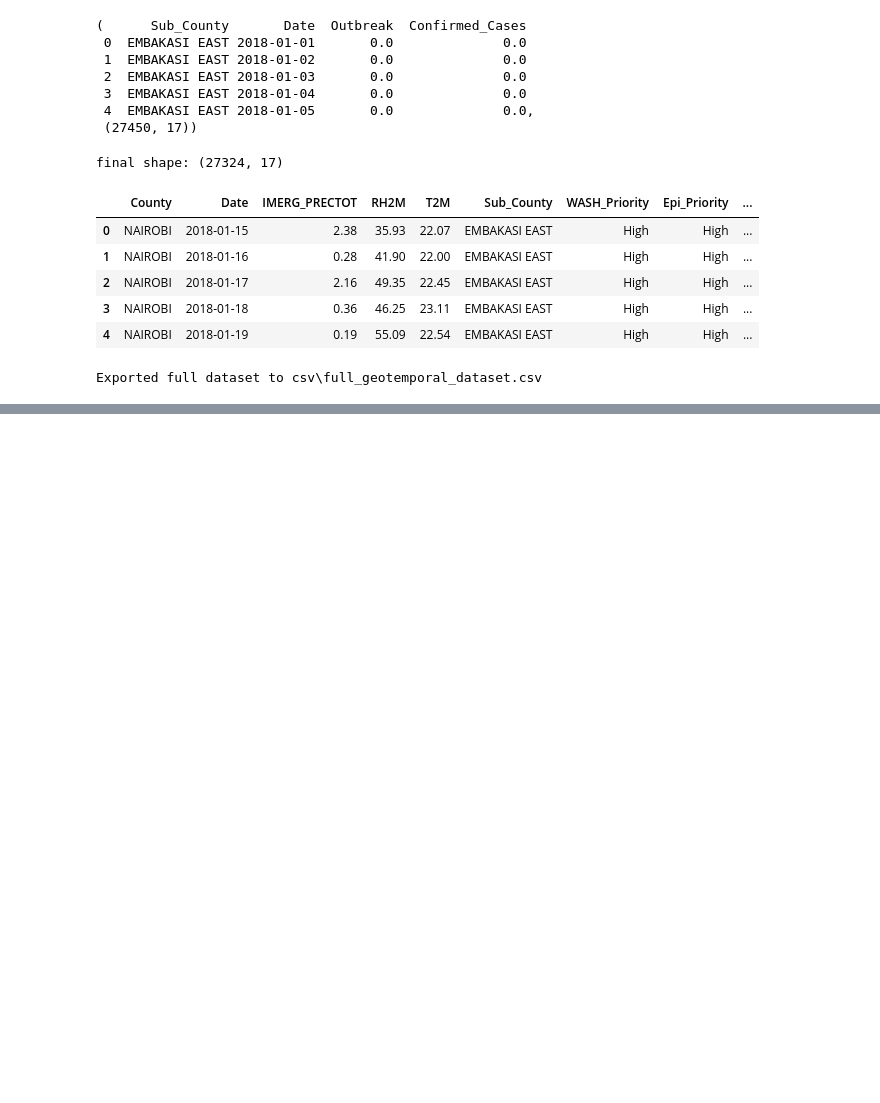
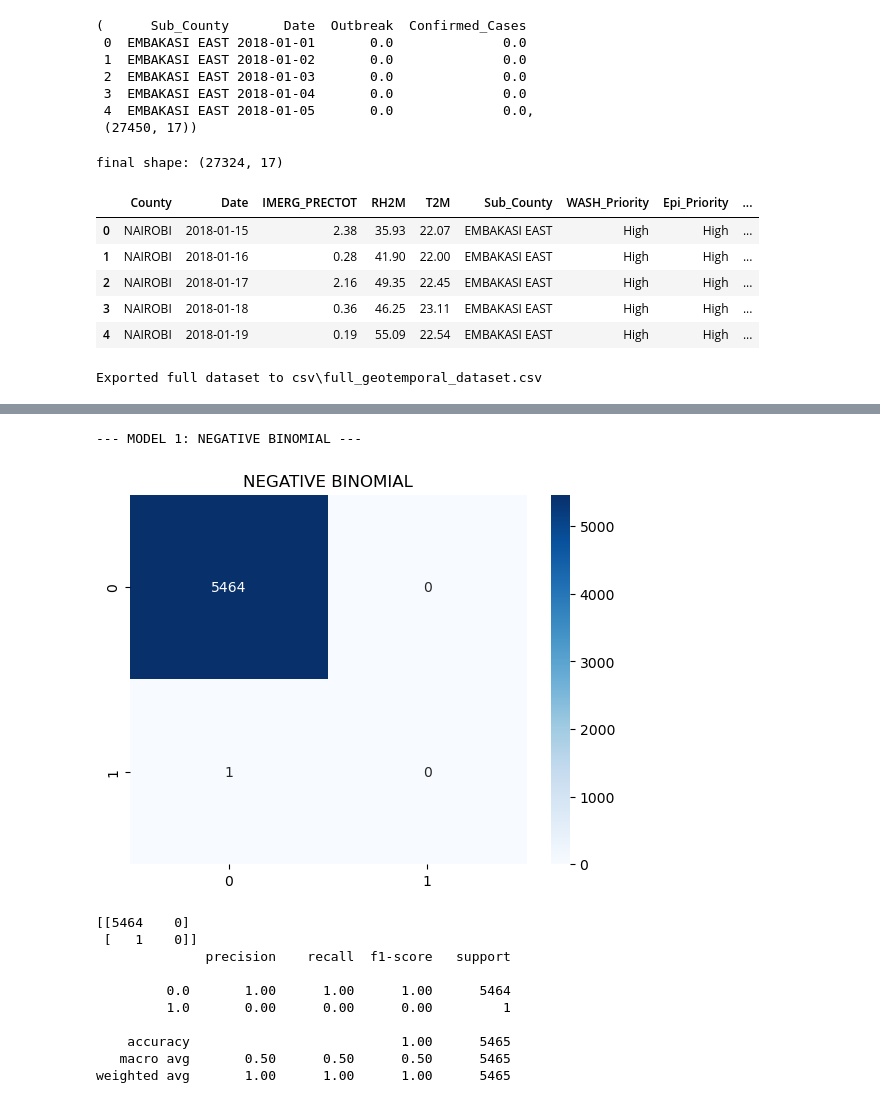
Before and after one commit to abelcholfavour/money_talks_with_Abba, a Jupyter notebook: K-CEWS.ipynb, the cells around one changed output, grey strips where cells are left out. Cells and saved outputs as stored; diff of their text form; code cells hidden in the pictures; blank space fills up the shorter version.

Commit message:
app and models

```diff
--- a/K-CEWS.ipynb
+++ b/K-CEWS.ipynb
@@ -485,0 +568,35 @@ Exported full dataset to csv\full_geotemporal_dataset.csv
+# %%
+import statsmodels.api as sm
+
+print("--- MODEL 1: NEGATIVE BINOMIAL ---")
+# Statsmodels requires a constant
+X_train_stat = sm.add_constant(X_train)
+X_test_stat = sm.add_constant(X_test)
+
+# We model 'Confirmed_Cases' here to find the trend
+y_c_train = df.loc[X_train.index, 'Confirmed_Cases']
+
+nb_model = sm.GLM(y_c_train, X_train_stat, family=sm.families.NegativeBinomial()).fit()
+nb_preds = nb_model.predict(X_test_stat)
+
+# Convert count prediction to binary Outbreak prediction (if pred > 0.5 cases)
+y_pred_nb = (nb_preds > 0.5).astype(int)
+
+sns.heatmap(confusion_matrix(y_test, y_pred_nb), annot=True, fmt='d', cmap='Blues')
+plt.title("NEGATIVE BINOMIAL")
+plt.show()
+
+print(classification_report(y_test, y_pred_nb))
+# %% [output]
+--- MODEL 1: NEGATIVE BINOMIAL ---
+[figure, added]
+[[5464    0]
+ [   1    0]]
+              precision    recall  f1-score   support
+
+         0.0       1.00      1.00      1.00      5464
+         1.0       0.00      0.00      0.00         1
+
+    accuracy                           1.00      5465
+   macro avg       0.50      0.50      0.50      5465
+weighted avg       1.00      1.00      1.00      5465
```
Also changed, not shown: parts of 5 cells of this notebook, 4 other files.
